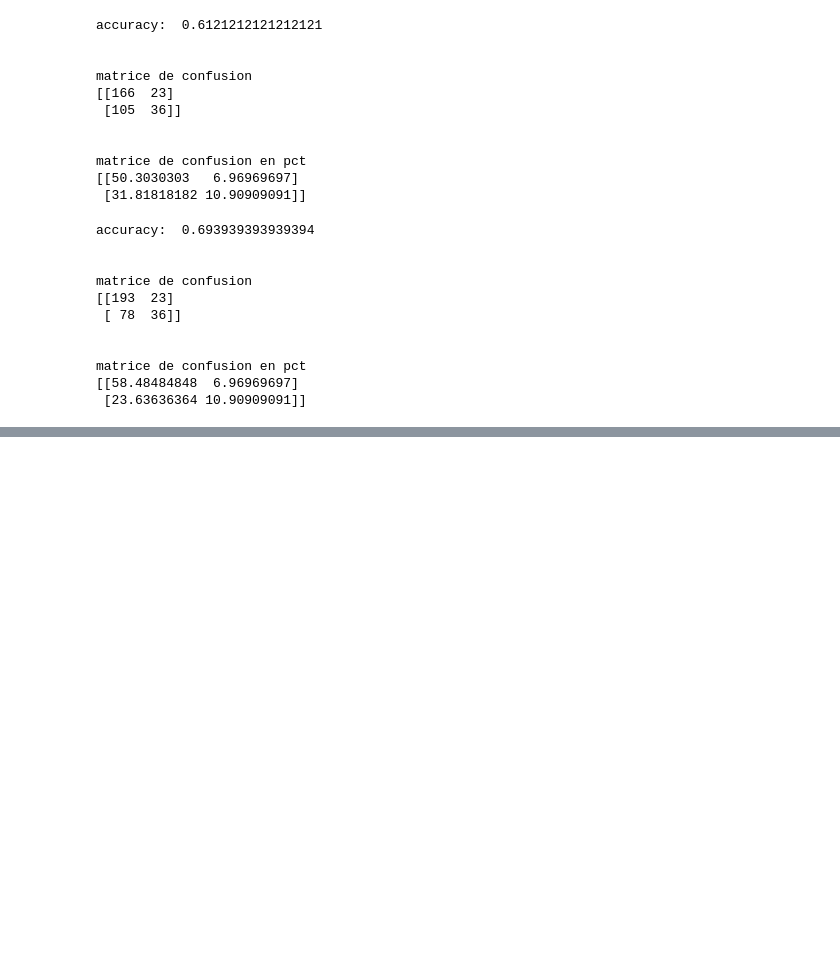
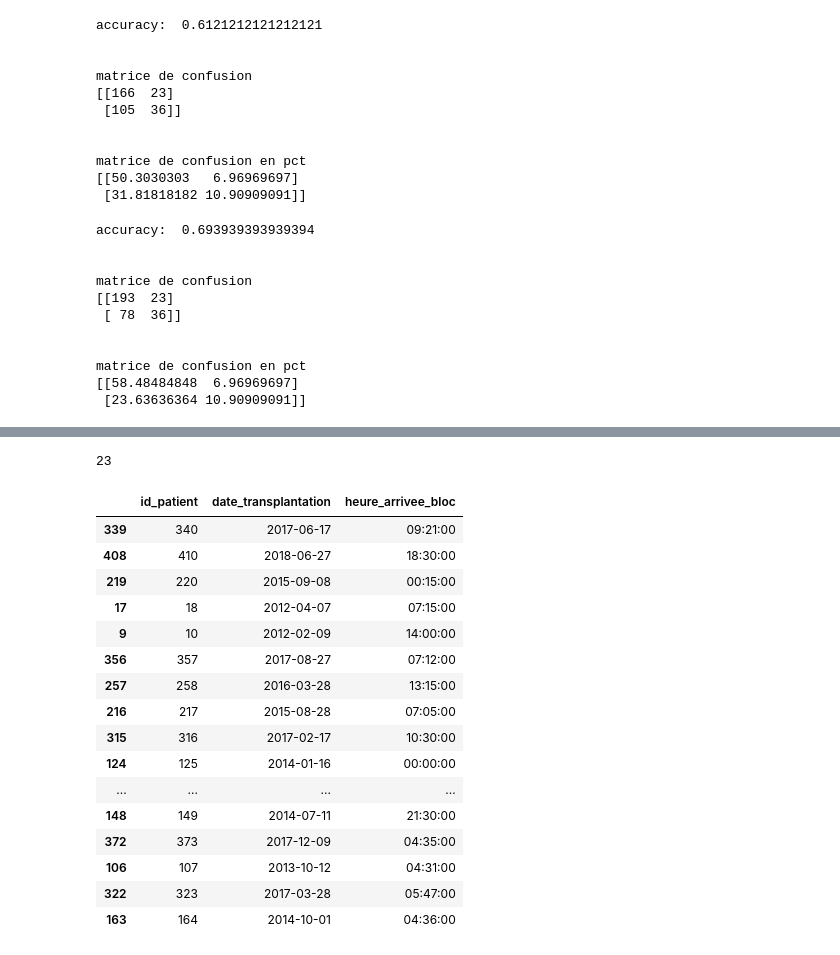
Before and after one commit to dataforgoodfr/batch_5_transplant, a Jupyter notebook: notebooks/Test_the_Validation_Class.ipynb, the cells around one changed output, grey strips where cells are left out. Cells and saved outputs as stored; diff of their text form; code cells hidden in the pictures; blank space fills up the shorter version.

```diff
--- a/notebooks/Test_the_Validation_Class.ipynb
+++ b/notebooks/Test_the_Validation_Class.ipynb
@@ -116,0 +124,32 @@ matrice de confusion en pct
+# %%
+len(list_ids)
+# %% [output]
+23
+# %%
+dataset = Dataset()
+# %%
+X,Y = dataset.get_static()
+# %%
+data_static = pd.concat([X, Y])
+# %%
+data_to_test = data_static[['id_patient','date_transplantation','heure_arrivee_bloc']][data_static.id_patient.isin(list_ids)]
+# %%
+data_to_test
+# %% [output]
+|  | id_patient | date_transplantation | heure_arrivee_bloc |
+| 339 | 340 | 2017-06-17 | 09:21:00 |
+| 408 | 410 | 2018-06-27 | 18:30:00 |
+| 219 | 220 | 2015-09-08 | 00:15:00 |
+| 17 | 18 | 2012-04-07 | 07:15:00 |
+| 9 | 10 | 2012-02-09 | 14:00:00 |
+| 356 | 357 | 2017-08-27 | 07:12:00 |
+| 257 | 258 | 2016-03-28 | 13:15:00 |
+| 216 | 217 | 2015-08-28 | 07:05:00 |
+| 315 | 316 | 2017-02-17 | 10:30:00 |
+| 124 | 125 | 2014-01-16 | 00:00:00 |
+| ... | ... | ... | ... |
+| 148 | 149 | 2014-07-11 | 21:30:00 |
+| 372 | 373 | 2017-12-09 | 04:35:00 |
+| 106 | 107 | 2013-10-12 | 04:31:00 |
+| 322 | 323 | 2017-03-28 | 05:47:00 |
+| 163 | 164 | 2014-10-01 | 04:36:00 |
```
Also changed, not shown: parts of 27 cells of this notebook.
